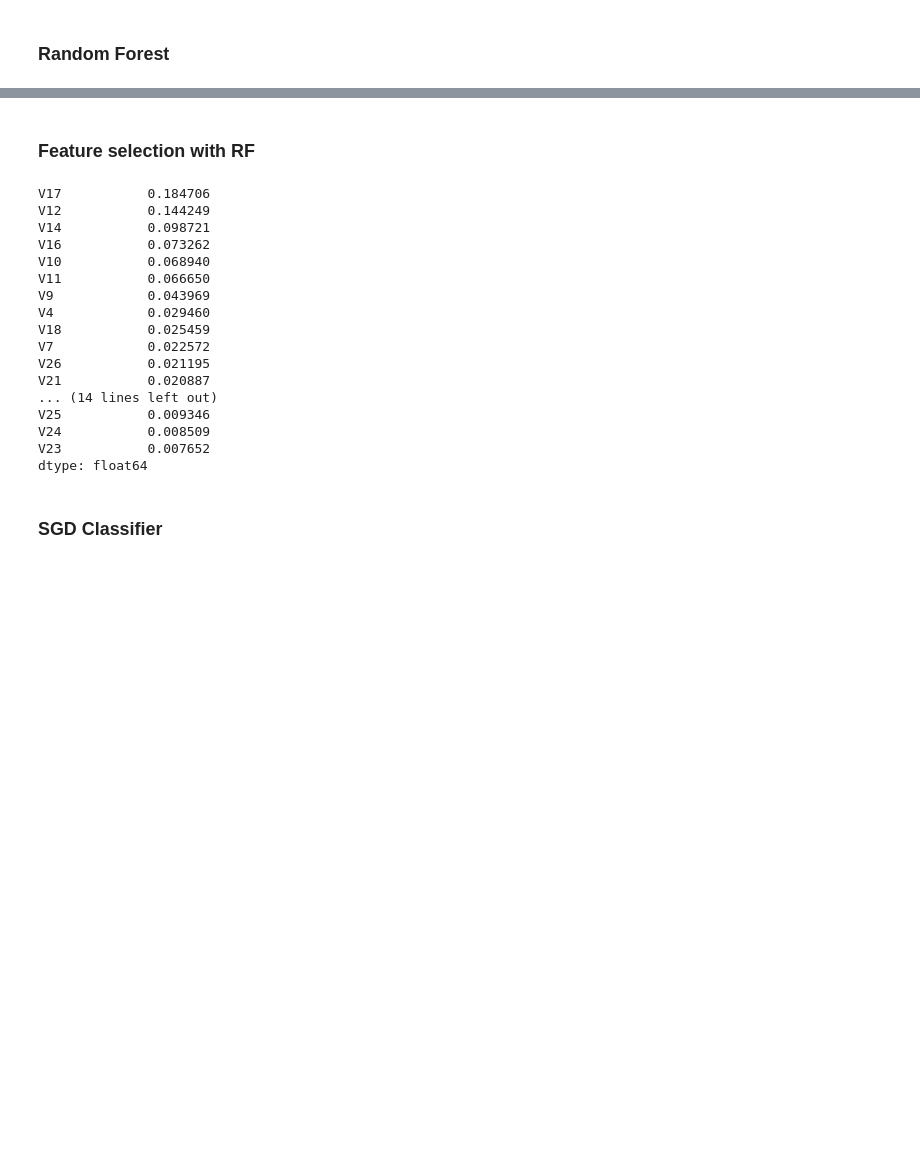
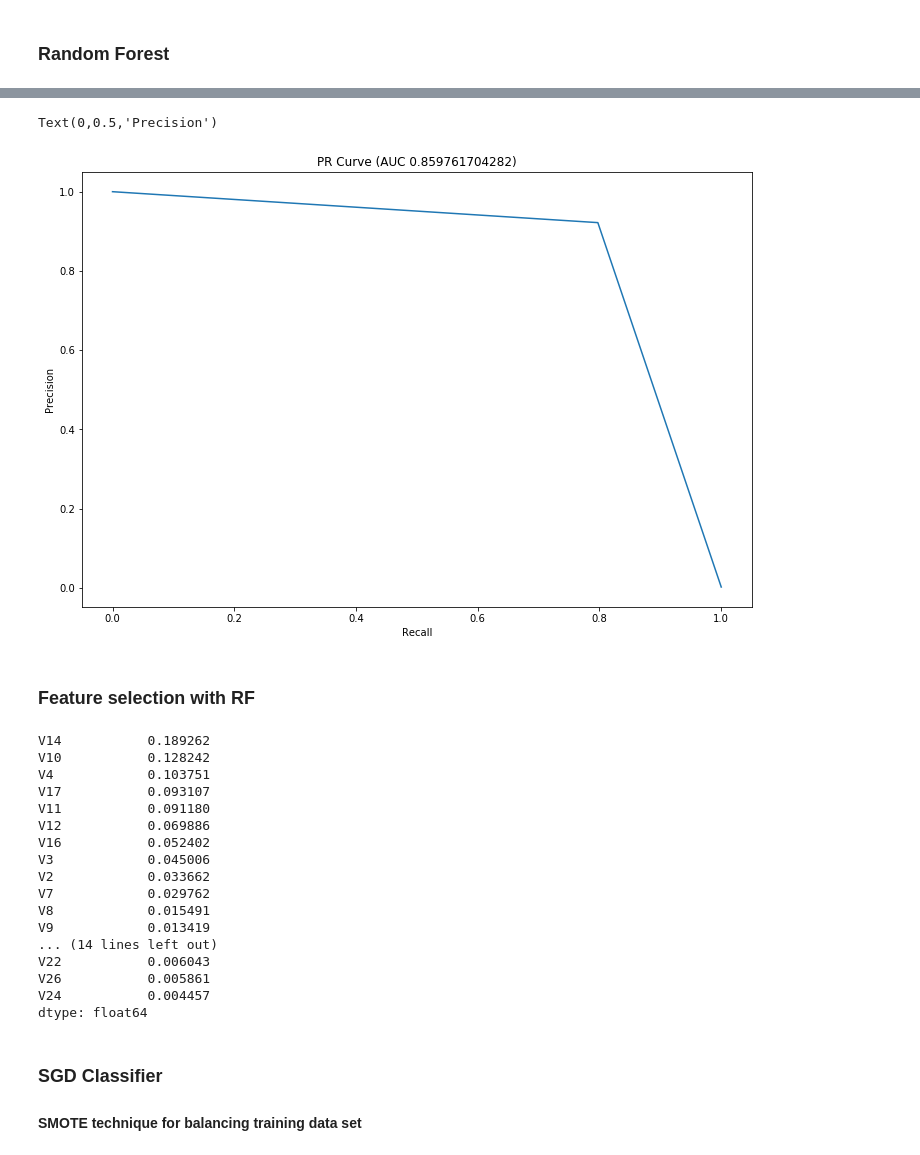
Before and after one commit to MojiFar/fraud_detection, a Jupyter notebook: fraud_detection.ipynb, the cells around one changed output, grey strips where cells are left out. Saved outputs shown, nothing was run; the diff lists cells and outputs as text; code cells hidden in the pictures; blank space fills up the shorter version.

```diff
--- a/fraud_detection.ipynb
+++ b/fraud_detection.ipynb
@@ -112,24 +160,20 @@ datasetNew.head()
 # %% [markdown]
 ### The data is imbalanced so it must be up or down sampled.
+# %%
+sm = SMOTETomek()
+X_resampled_rf, y_resampled_rf = sm.fit_sample(X_train, y_train)
 # %%
-from imblearn.pipeline import Pipeline
-from sklearn.model_selection import GridSearchCV, cross_val_score, KFold
-from sklearn.cross_validation import train_test_split
-from sklearn.metrics import accuracy_score, confusion_matrix, accuracy_score,classification_report
-from imblearn.combine import SMOTETomek
-from sklearn.ensemble import RandomForestClassifier # Random forest classifier
-from time import time
-def HyperParam(X,y):
-    X_train, X_test, y_train, y_test = train_test_split(X, y, test_size = 0.30, random_state = 0)
-    smote = SMOTETomek(random_state = 0)
+def HyperParam(X_train,y_train, X_test, y_test):
+   # X_train, X_test, y_train, y_test = train_test_split(X, y, test_size = 0.30, random_state = 0)
+ #   smote = SMOTETomek(random_state = 0)
     #smote = SMOTEENN(random_state = 0)
     pipeline = Pipeline([
-               ('smote', smote),
+             #  ('smote', smote),
                ('clf', RandomForestClassifier()),
                 ])
 
     parameters = {
-              'clf__n_estimators': (10, 15, 20),
+              'clf__n_estimators': (20, 50, 100),
              }
 
     gs_clf = GridSearchCV(estimator=pipeline, param_grid=parameters,
@@ -202,0 +213,2 @@ avg / total       1.00      1.00      1.00     85443
+# %%
+y_ov_test, y_ov_pred, X_train = HyperParam(X_resampled_rf,y_resampled_rf, X_test, y_test)
@@ -203,29 +245,40 @@ avg / total       1.00      1.00      1.00     85443
+# %%
+    pr, re, _ = precision_recall_curve(y_ov_test, y_ov_pred)
+    plt.figure(figsize=(12,8))
+    plt.plot(re, pr)
+    plt.title('PR Curve (AUC {})'.format(auc(re, pr)))
+    plt.xlabel('Recall')
+    plt.ylabel('Precision')
+# %% [output]
+Text(0,0.5,'Precision')
+[figure, added]
 # %% [markdown]
 ### Feature selection with RF
 # %%
-from sklearn.ensemble import RandomForestClassifier # Random forest classifier
+
 clf=RandomForestClassifier(n_estimators=100)
-clf.fit(X,y)
+clf.fit(X_resampled_rf,y_resampled_rf)
 data_features = datasetNew.drop(['Class'], axis = 1)
-feature_selected = pd.Series(clf.feature_importances_,index=X.columns).sort_values(ascending=False)
+feature_selected = pd.Series(clf.feature_importances_,index=data_features.columns).sort_values(ascending=False)
 print(feature_selected)
 # %% [output]
-V17           0.184706
-V12           0.144249
-V14           0.098721
-V16           0.073262
-V10           0.068940
-V11           0.066650
-V9            0.043969
-V4            0.029460
-V18           0.025459
-V7            0.022572
-V26           0.021195
-V21           0.020887
+V14           0.189262
+V10           0.128242
+V4            0.103751
+V17           0.093107
+V11           0.091180
+V12           0.069886
+V16           0.052402
+V3            0.045006
+V2            0.033662
+V7            0.029762
+V8            0.015491
+V9            0.013419
 ... (14 lines left out)
-V25           0.009346
-V24           0.008509
-V23           0.007652
+V22           0.006043
+V26           0.005861
+V24           0.004457
 dtype: float64
 # %% [markdown]
 ### SGD Classifier
+#### SMOTE technique for balancing training data set
```
Also changed, not shown: parts of 20 cells of this notebook.
